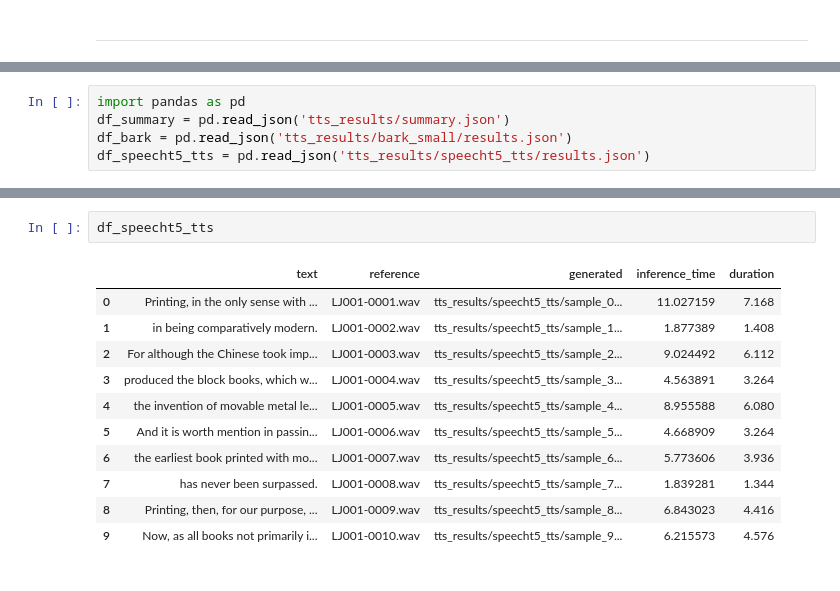
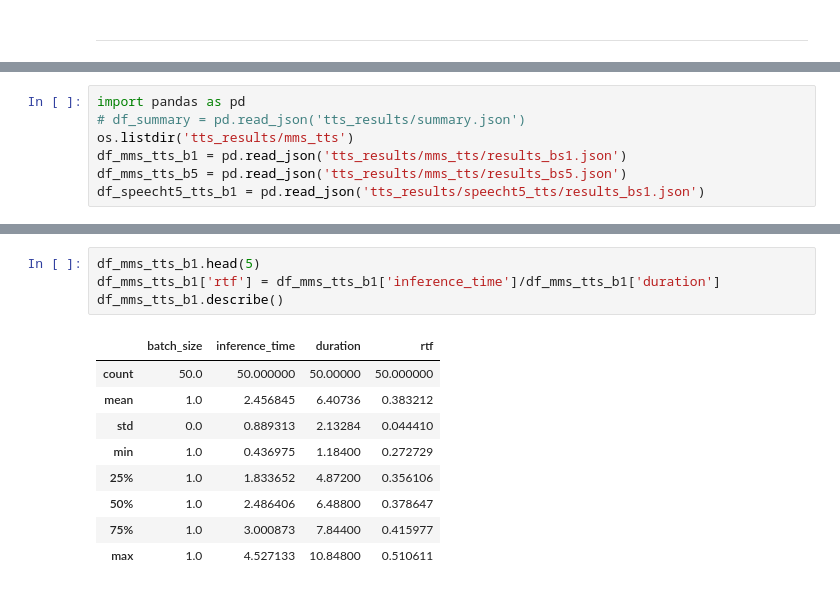
Before and after one commit to rkaushik97/MSGAI-AI-Podcast-Generator, a Jupyter notebook: tts_testing.ipynb, the cells around one changed output, grey strips where cells are left out. Saved outputs shown, nothing was run; the diff lists cells and outputs as text.

```diff
--- a/tts_testing.ipynb
+++ b/tts_testing.ipynb
@@ -311,5 +477,7 @@ Output hidden; open in https://colab.research.google.com to view.
 # %%
 import pandas as pd
-df_summary = pd.read_json('tts_results/summary.json')
-df_bark = pd.read_json('tts_results/bark_small/results.json')
-df_speecht5_tts = pd.read_json('tts_results/speecht5_tts/results.json')
+# df_summary = pd.read_json('tts_results/summary.json')
+os.listdir('tts_results/mms_tts')
+df_mms_tts_b1 = pd.read_json('tts_results/mms_tts/results_bs1.json')
+df_mms_tts_b5 = pd.read_json('tts_results/mms_tts/results_bs5.json')
+df_speecht5_tts_b1 = pd.read_json('tts_results/speecht5_tts/results_bs1.json')
@@ -336,14 +484,14 @@ df_bark
-# %%
-df_speecht5_tts
-# %% [output]
-|  | text | reference | generated | inference_time | duration |
-| 0 | Printing, in the only sense with ... | LJ001-0001.wav | tts_results/speecht5_tts/sample_0... | 11.027159 | 7.168 |
-| 1 | in being comparatively modern. | LJ001-0002.wav | tts_results/speecht5_tts/sample_1... | 1.877389 | 1.408 |
-| 2 | For although the Chinese took imp... | LJ001-0003.wav | tts_results/speecht5_tts/sample_2... | 9.024492 | 6.112 |
-| 3 | produced the block books, which w... | LJ001-0004.wav | tts_results/speecht5_tts/sample_3... | 4.563891 | 3.264 |
-| 4 | the invention of movable metal le... | LJ001-0005.wav | tts_results/speecht5_tts/sample_4... | 8.955588 | 6.080 |
-| 5 | And it is worth mention in passin... | LJ001-0006.wav | tts_results/speecht5_tts/sample_5... | 4.668909 | 3.264 |
-| 6 | the earliest book printed with mo... | LJ001-0007.wav | tts_results/speecht5_tts/sample_6... | 5.773606 | 3.936 |
-| 7 | has never been surpassed. | LJ001-0008.wav | tts_results/speecht5_tts/sample_7... | 1.839281 | 1.344 |
-| 8 | Printing, then, for our purpose, ... | LJ001-0009.wav | tts_results/speecht5_tts/sample_8... | 6.843023 | 4.416 |
-| 9 | Now, as all books not primarily i... | LJ001-0010.wav | tts_results/speecht5_tts/sample_9... | 6.215573 | 4.576 |
+# %%
+df_mms_tts_b1.head(5)
+df_mms_tts_b1['rtf'] = df_mms_tts_b1['inference_time']/df_mms_tts_b1['duration']
+df_mms_tts_b1.describe()
+# %% [output]
+|  | batch_size | inference_time | duration | rtf |
+| count | 50.0 | 50.000000 | 50.00000 | 50.000000 |
+| mean | 1.0 | 2.456845 | 6.40736 | 0.383212 |
+| std | 0.0 | 0.889313 | 2.13284 | 0.044410 |
+| min | 1.0 | 0.436975 | 1.18400 | 0.272729 |
+| 25% | 1.0 | 1.833652 | 4.87200 | 0.356106 |
+| 50% | 1.0 | 2.486406 | 6.48800 | 0.378647 |
+| 75% | 1.0 | 3.000873 | 7.84400 | 0.415977 |
+| max | 1.0 | 4.527133 | 10.84800 | 0.510611 |
```
Also changed, not shown: parts of 34 cells of this notebook, 1 other file.
